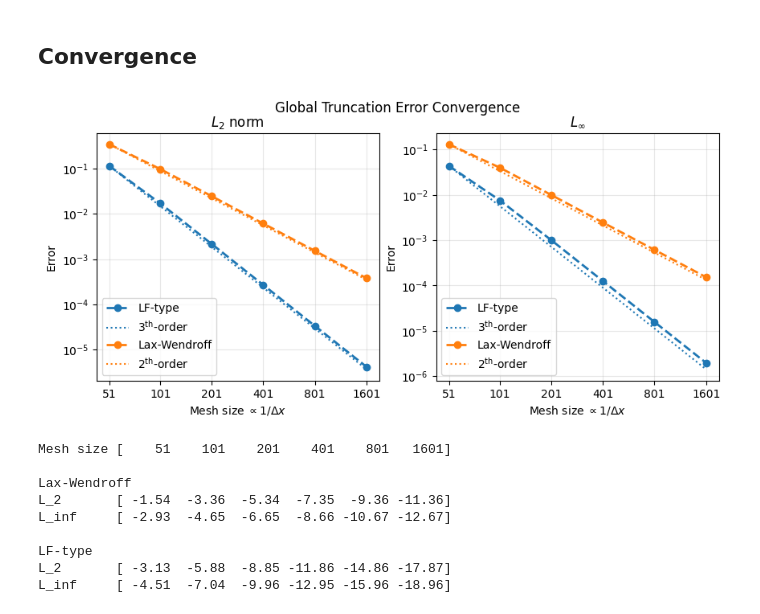
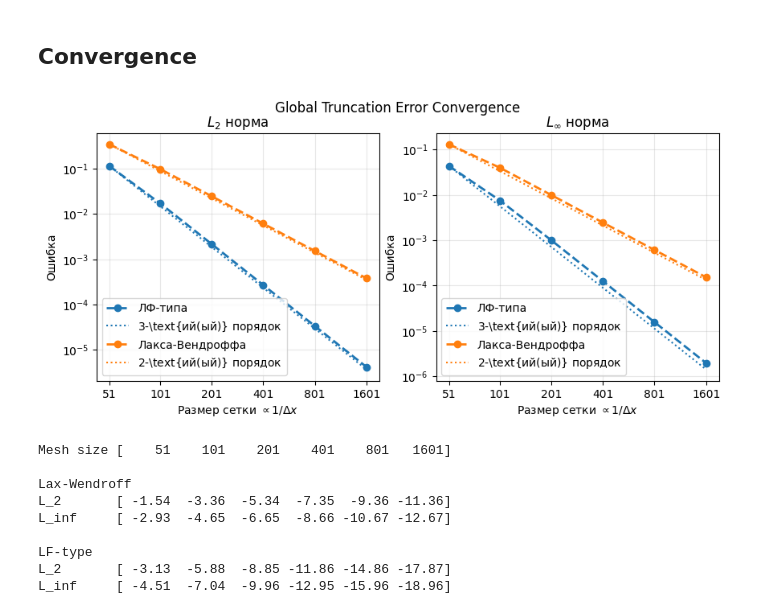
Before and after one commit to ukolov-ivan/mipt-vkr, a Jupyter notebook: src/advect.ipynb, the cells around one changed output. Saved outputs shown, nothing was run; the diff lists cells and outputs as text; code cells hidden in the pictures.

```diff
--- a/src/advect.ipynb
+++ b/src/advect.ipynb
@@ -398,14 +398,18 @@ def plot_convergence(
         reference = error[0] * (np.array(dxs) / dxs[0])**expected_order
         ax.loglog(
             mesh_sizes, reference,
-            label=fr'${expected_order}^{{\text{{th}}}}$-order',
+            # label=fr'${expected_order}^{{\text{{th}}}}$-''order',
+            label=fr'${expected_order}$-\text{{ий(ый)}} порядок',
             color=ax.lines[-1].get_color(),  # Match color of method
             linestyle=':', linewidth=1.5
         )
 
-        ax.set_xlabel(r'Mesh size $\propto 1/\Delta x$')
-        ax.set_ylabel('Error')
-        ax.set_title(r"$L_\infty$ norm" if p == np.inf else f"$L_{int(p)}$" " norm")
+        # ax.set_xlabel(r'Mesh size $\propto 1/\Delta x$')
+        # ax.set_ylabel('Error')
+        ax.set_xlabel(r'Размер сетки $\propto 1/\Delta x$')
+        ax.set_ylabel('Ошибка')
+        # ax.set_title(r"$L_\infty$ norm" if p == np.inf else f"$L_{int(p)}$" " norm")
+        ax.set_title(r"$L_\infty$ норма" if p == np.inf else f"$L_{int(p)}$" " норма")
         ax.legend(loc='lower left')
         ax.grid(True, which='major', alpha=0.3)
 
@@ -425,17 +429,22 @@ lw_convergence = convergence(
 )
 # %%
 fig, axes = plot_convergence(
-    dxs, errors=mlf_convergence, expected_order=3, label="LF-type")
+    dxs, errors=mlf_convergence, expected_order=3,
+    # label="LF-type"
+    label="ЛФ-типа"
+    )
 fig, axes = plot_convergence(
-    dxs, errors=lw_convergence, expected_order=2, label="Lax-Wendroff",
+    dxs, errors=lw_convergence, expected_order=2,
+    # label="Lax-Wendroff",
+    label="Лакса-Вендроффа",
     axes=axes)
 
 
 tikzplotlib.save('convergence-ge.tikz', axis_width=r"0.5\textwidth", extra_groupstyle_parameters={r'horizontal sep=2cm'})
 fig.suptitle("Global Truncation Error Convergence")
 plt.show()
 # %% [output]
-[figure, old version]
+[figure, new version]
 # %%
 print("Mesh size [" + " ".join([f"{size:>6d}" for size in mesh_sizes]) + "]\n")
 np.set_printoptions(precision=2)
```
Also changed, not shown: parts of 8 cells of this notebook, 2 other files.
